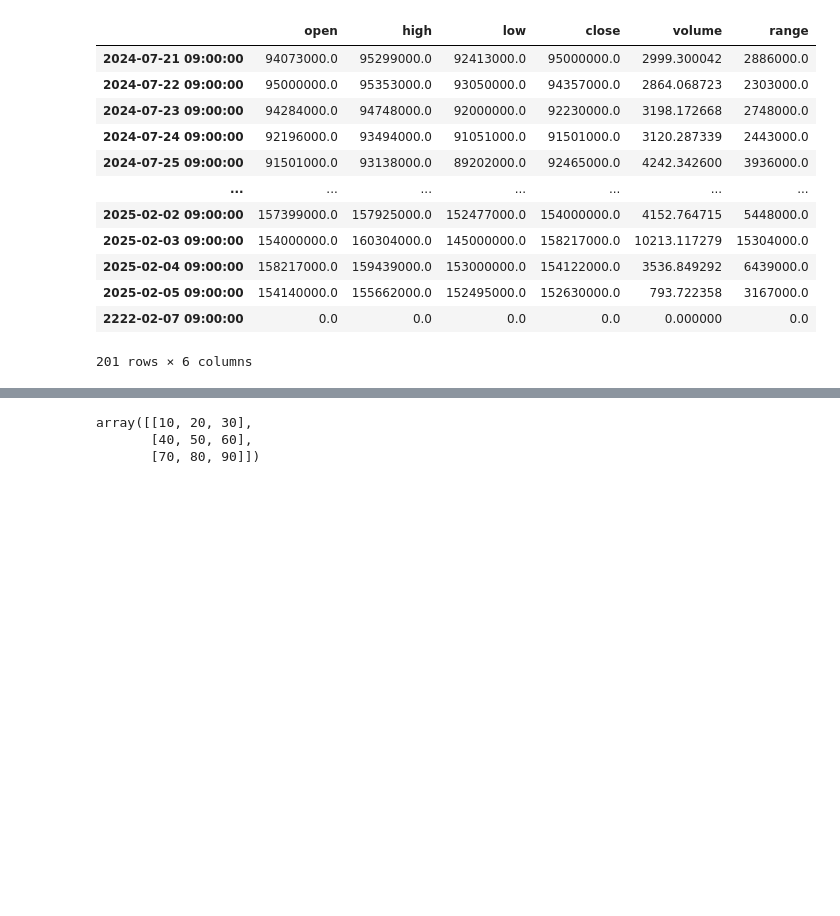
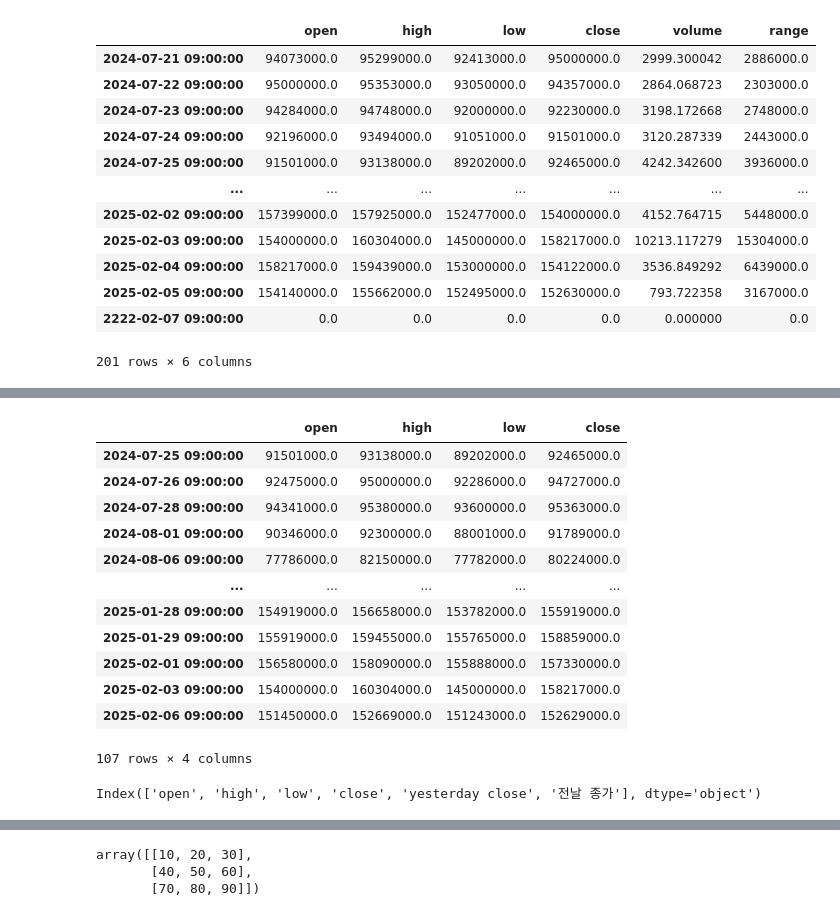
Before and after one commit to dasom222g/learn-pandas, a Jupyter notebook: 02_Pandas_실습_코드.ipynb, the cells around one changed output, grey strips where cells are left out. Saved outputs shown, nothing was run; the diff lists cells and outputs as text; code cells hidden in the pictures; blank space fills up the shorter version.

```diff
--- a/02_Pandas_실습_코드.ipynb
+++ b/02_Pandas_실습_코드.ipynb
@@ -465,0 +504,25 @@ removed_df
+# %%
+# 조건부 필터링
+# 이익난 날(종가가 시작가보다 높았던 )날짜 뽑기
+
+cond = df['close'] > df['open'] # Boolean 시리즈
+df[cond]
+# %% [output]
+|  | open | high | low | close |
+| 2024-07-25 09:00:00 | 91501000.0 | 93138000.0 | 89202000.0 | 92465000.0 |
+| 2024-07-26 09:00:00 | 92475000.0 | 95000000.0 | 92286000.0 | 94727000.0 |
+| 2024-07-28 09:00:00 | 94341000.0 | 95380000.0 | 93600000.0 | 95363000.0 |
+| 2024-08-01 09:00:00 | 90346000.0 | 92300000.0 | 88001000.0 | 91789000.0 |
+| 2024-08-06 09:00:00 | 77786000.0 | 82150000.0 | 77782000.0 | 80224000.0 |
+| ... | ... | ... | ... | ... |
+| 2025-01-28 09:00:00 | 154919000.0 | 156658000.0 | 153782000.0 | 155919000.0 |
+| 2025-01-29 09:00:00 | 155919000.0 | 159455000.0 | 155765000.0 | 158859000.0 |
+| 2025-02-01 09:00:00 | 156580000.0 | 158090000.0 | 155888000.0 | 157330000.0 |
+| 2025-02-03 09:00:00 | 154000000.0 | 160304000.0 | 145000000.0 | 158217000.0 |
+| 2025-02-06 09:00:00 | 151450000.0 | 152669000.0 | 151243000.0 | 152629000.0 |
+107 rows × 4 columns
+# %%
+df.head()
+df.columns
+# %% [output]
+Index(['open', 'high', 'low', 'close', 'yesterday close', '전날 종가'], dtype='object')
```
Also changed, not shown: parts of 8 cells of this notebook.
